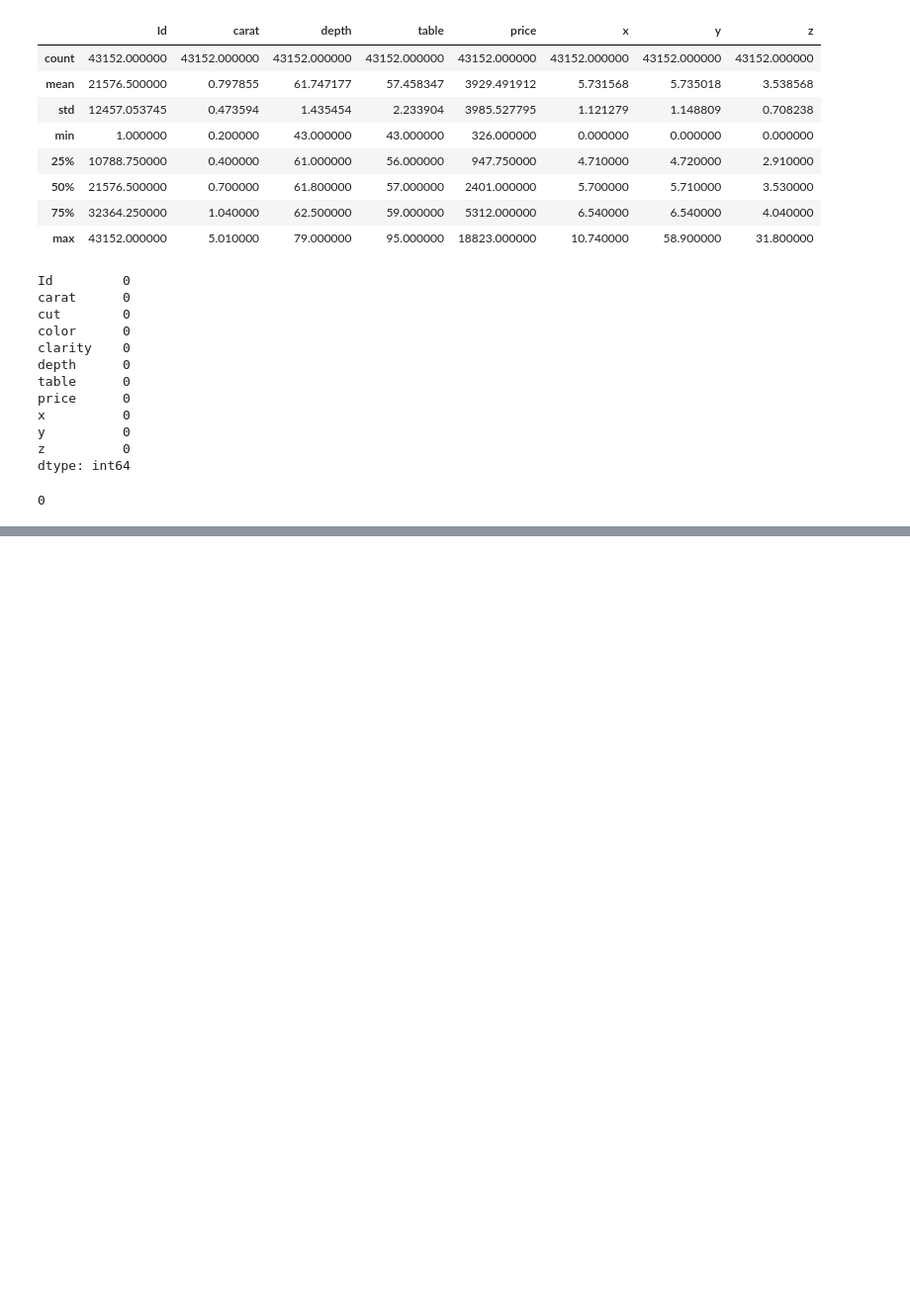
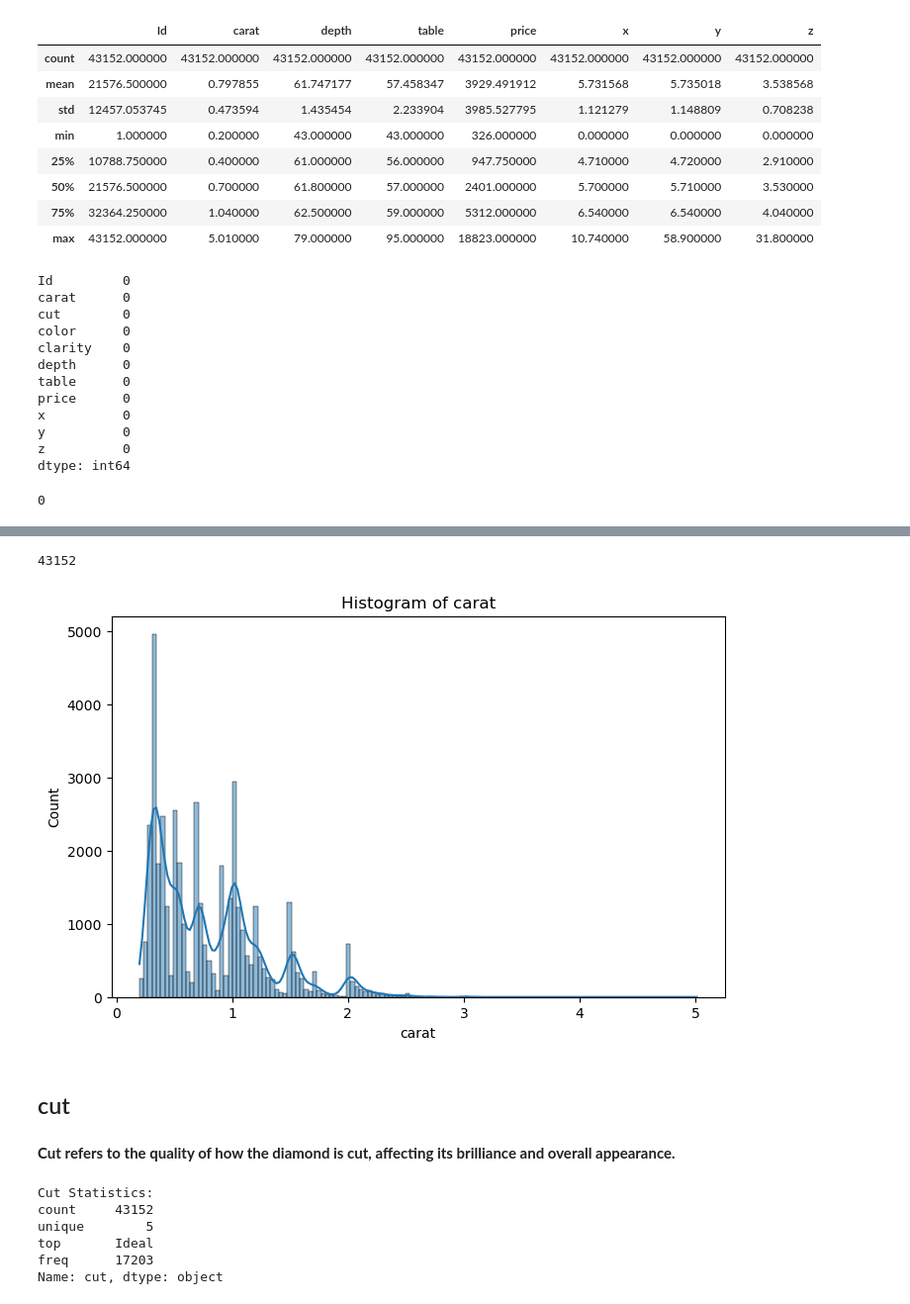
Before and after one commit to hibahdesu/Kaggle-Competitions, a Jupyter notebook: Diamond price prediciton 2024/Diamond price prediciton 2024.ipynb, the cells around one changed output, grey strips where cells are left out. Shown at 99% size. Cells and saved outputs as stored; diff of their text form; code cells hidden in the pictures; blank space fills up the shorter version.

```diff
--- a/Diamond price prediciton 2024/Diamond price prediciton 2024.ipynb
+++ b/Diamond price prediciton 2024/Diamond price prediciton 2024.ipynb
@@ -95,0 +105,3 @@ train_df.duplicated().sum()
+# %%
+#We do not need the Id column as it will not give us any value, so I am going to drop it
+train_df.drop('Id', axis=1, inplace=True)
@@ -95,0 +138,28 @@ train_df.duplicated().sum()
+# %%
+carat_counts = train_df['carat'].value_counts().sum()
+carat_counts
+# %% [output]
+43152
+# %%
+plt.figure(figsize=(8, 5))
+sns.histplot(data=train_df, x='carat', kde=True)
+plt.title(f"Histogram of {'carat'}")
+plt.show()
+# %% [output]
+[figure, added]
+# %% [markdown]
+## cut
+# %% [markdown]
+**Cut refers to the quality of how the diamond is cut, affecting its brilliance and overall appearance.**
+# %%
+# Let's see the describtion
+cut_stats = train_df['cut'].describe()
+print("Cut Statistics:")
+print(cut_stats)
+# %% [output]
+Cut Statistics:
+count     43152
+unique        5
+top       Ideal
+freq      17203
+Name: cut, dtype: object
```
Also changed, not shown: parts of 89 cells of this notebook, 1 other file.
